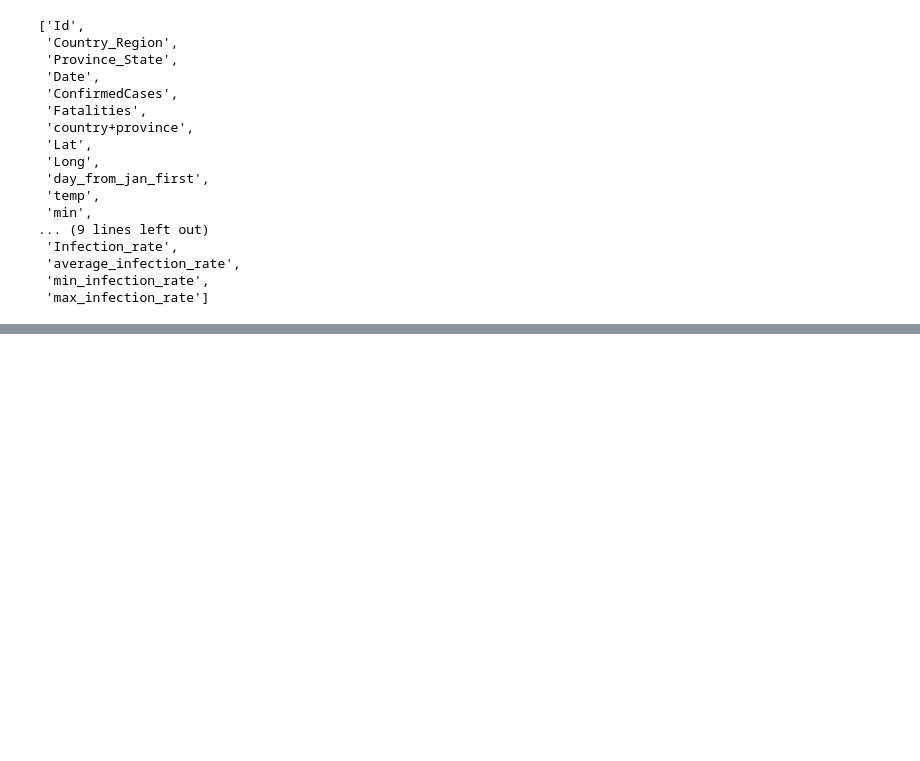
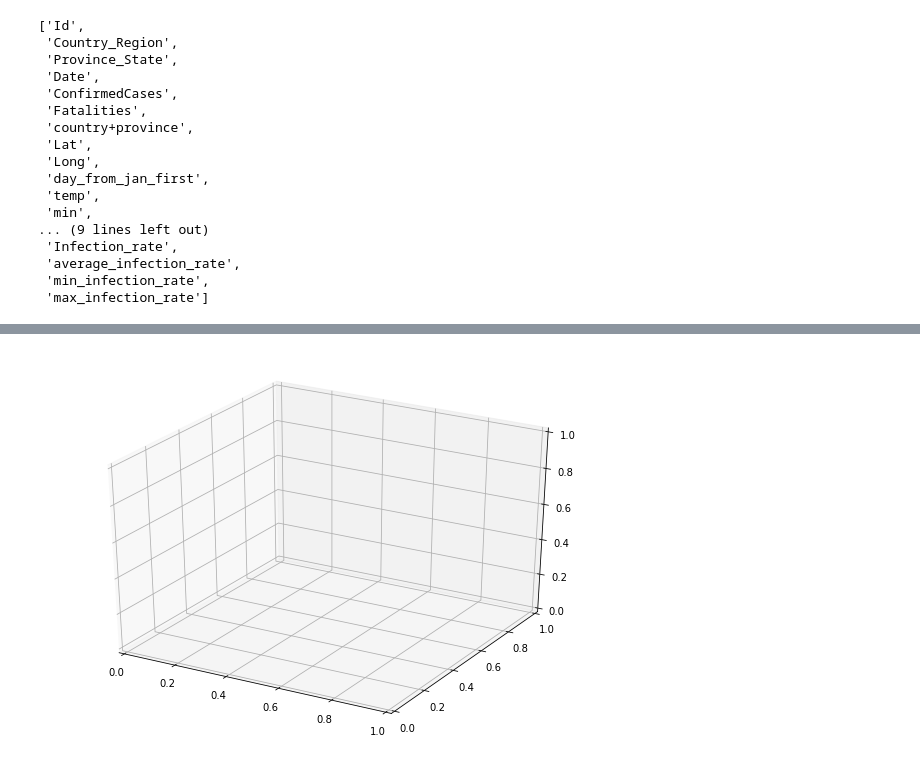
Before and after one commit to dustinc555/csc454_project, a Jupyter notebook: Project.ipynb, the cells around one changed output, grey strips where cells are left out. Saved outputs shown, nothing was run; the diff lists cells and outputs as text; code cells hidden in the pictures; blank space fills up the shorter version.

```diff
--- a/Project.ipynb
+++ b/Project.ipynb
@@ -142,0 +269,8 @@ df.to_csv(r'processed_data.csv', index = False)
+# %%
+ax = plt.axes(projection='3d')
+
+#ax.scatter3D(questions[:, 0], questions[:, 1], questions[:, 2], c='r', marker='o', s=5, label="Questions")
+#ax.scatter3D(answers[:, 0], answers[:, 1], answers[:, 2], c='b', marker='o', s=5, label="Answers")
+#ax.scatter3D(answers[:, 0], answers[:, 1], answers[:, 2], c='b', marker='o', s=5, label="Answers")
+# %% [output]
+[figure, added]
```
Also changed, not shown: parts of 13 cells of this notebook, 21 other files.
